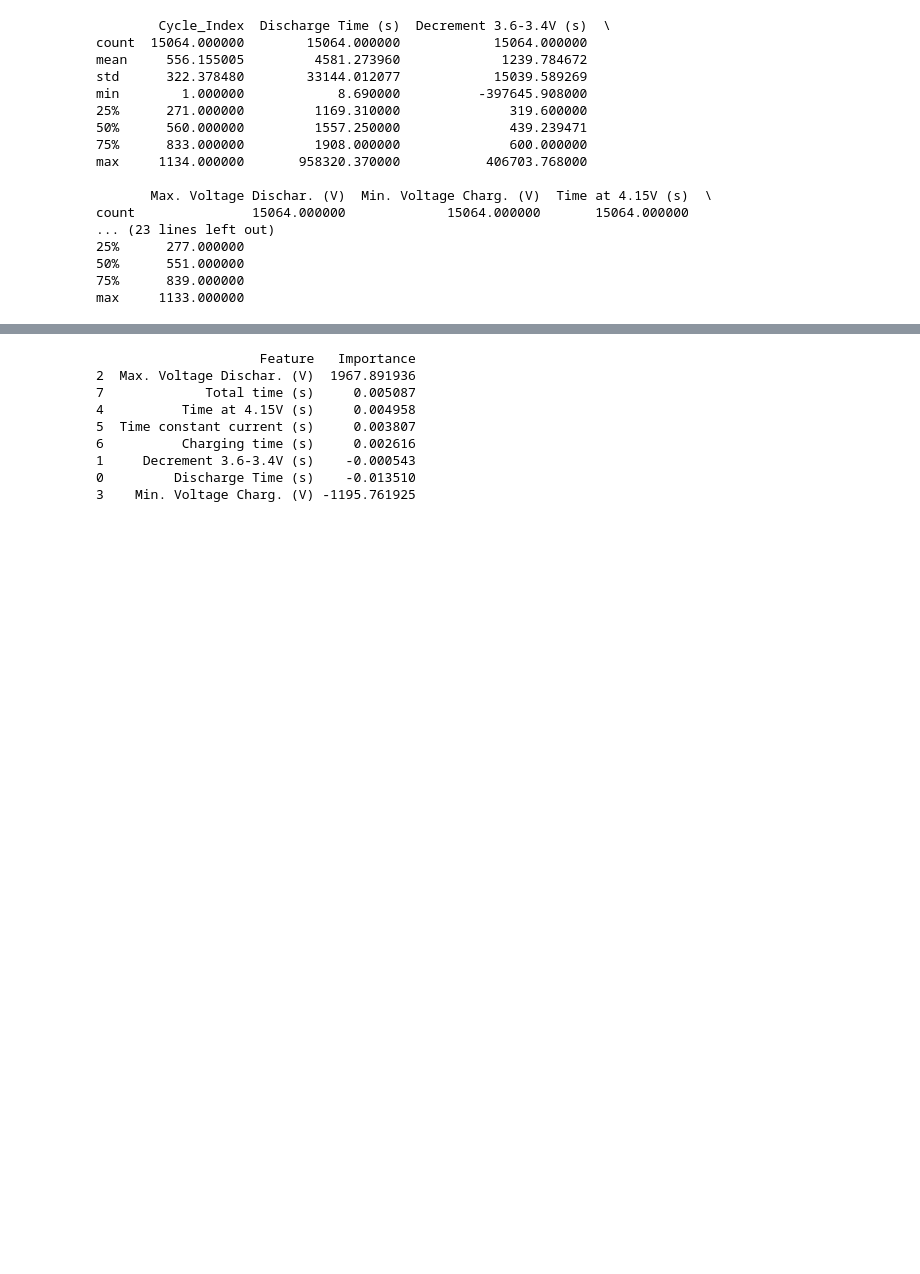
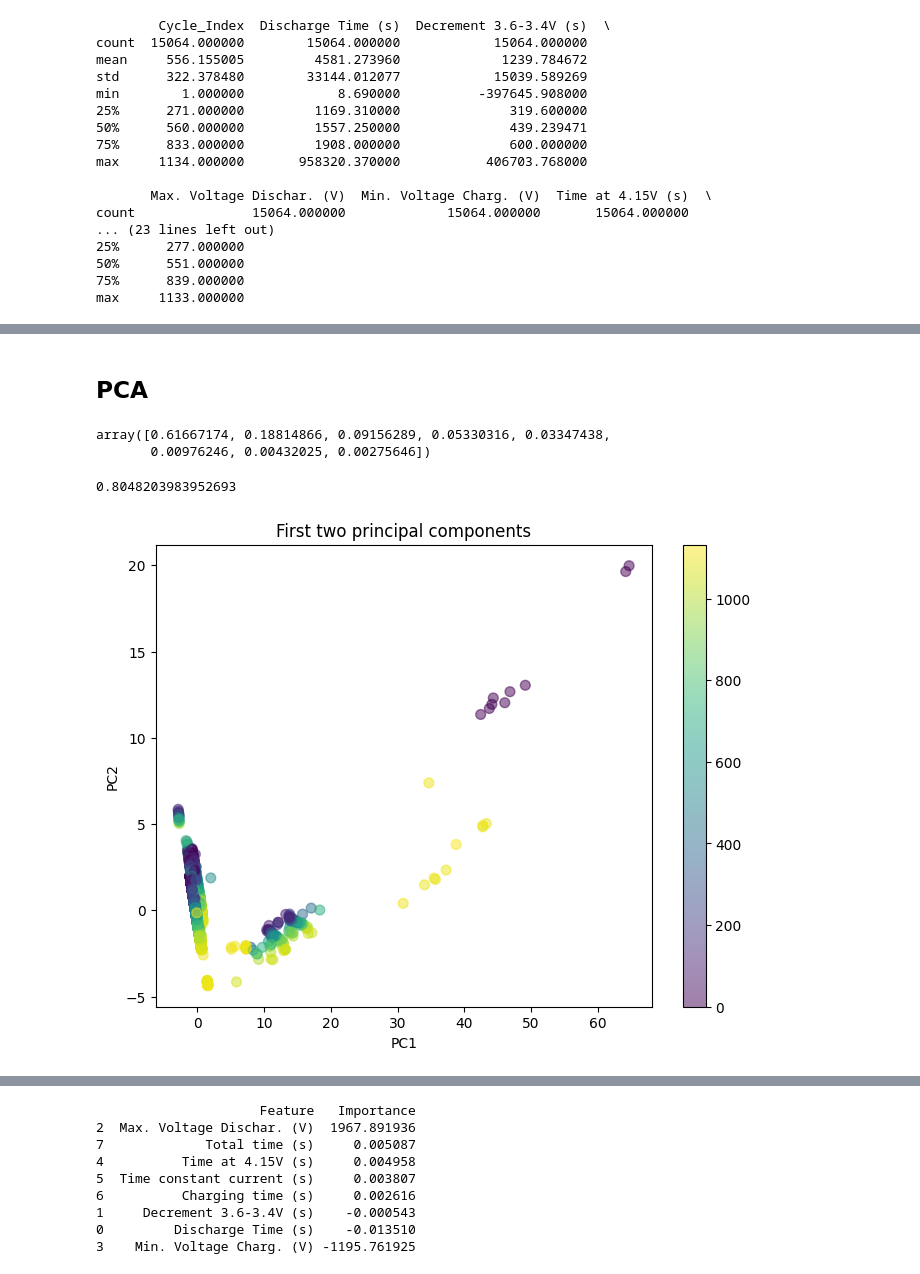
Before and after one commit to kathrinthenhausen/EnergySystems, a Jupyter notebook: week2/RegressionAndFE.ipynb, the cells around one changed output, grey strips where cells are left out. Drawn from its saved outputs; the diff is of its cells as text; code cells hidden in the pictures; blank space fills up the shorter version.

```diff
--- a/week2/RegressionAndFE.ipynb
+++ b/week2/RegressionAndFE.ipynb
@@ -93,0 +104,12 @@ X_train, X_test, y_train, y_test = train_test_split(X, y, test_size=0.2, random_
+# %%
+from sklearn.preprocessing import StandardScaler
+import numpy as np
+
+# standardize training features
+X_train_standard = StandardScaler().fit_transform(X_train)
+
+# keep means and stds
+X_train_means = np.mean(X_train,axis = 0)
+X_train_std = np.std(X_train,axis = 0)
+print(X_train_means)
+print(X_train_std)
@@ -93,0 +135,28 @@ X_train, X_test, y_train, y_test = train_test_split(X, y, test_size=0.2, random_
+# %% [markdown]
+## PCA
+# %%
+# analyze train data using PCA
+from sklearn.decomposition import PCA
+
+pca = PCA()
+X_train_pca = pca.fit_transform(X_train_standard)
+# %%
+pca.explained_variance_ratio_
+# %% [output]
+array([0.61667174, 0.18814866, 0.09156289, 0.05330316, 0.03347438,
+       0.00976246, 0.00432025, 0.00275646])
+# %%
+print(pca.explained_variance_ratio_[0] + pca.explained_variance_ratio_[1])
+# %% [output]
+0.8048203983952693
+# %%
+# visualize the first 2 components
+plt.figure(figsize=(8, 6))
+plt.scatter(X_train_pca[:, 0], X_train_pca[:, 1], c=y_train, cmap='viridis', s=50, alpha=0.5)
+plt.colorbar()
+plt.xlabel('PC1')
+plt.ylabel('PC2')
+plt.title('First two principal components')
+plt.show()
+# %% [output]
+[figure, added]
```
Also changed, not shown: parts of 22 cells of this notebook.
